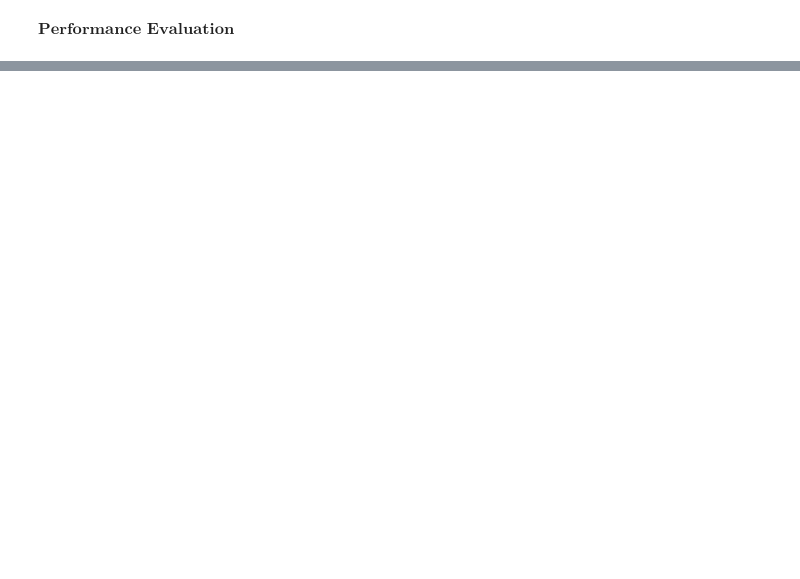
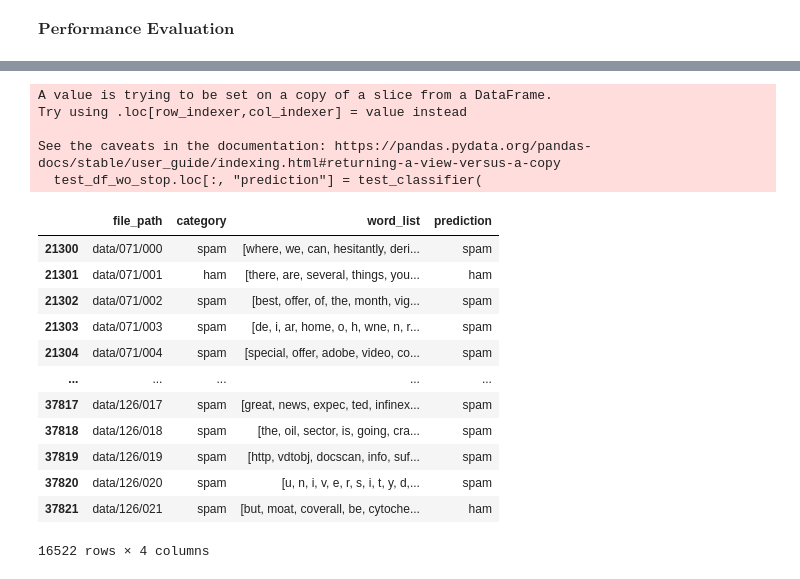
Before and after one commit to dreeew05/CMSC-197, a Jupyter notebook: Assignment 3/hw4-bulaong.ipynb, the cells around one changed output, grey strips where cells are left out. Drawn from its saved outputs; the diff is of its cells as text; code cells hidden in the pictures; blank space fills up the shorter version.

```diff
--- a/Assignment 3/hw4-bulaong.ipynb
+++ b/Assignment 3/hw4-bulaong.ipynb
@@ -295,13 +318,13 @@ def compute_likelihood(ham_fm, spam_fm, common_words, lmbda=1):
     p_ham_count = {}
     p_spam_count = {}
 
+    count = len(common_words)
+
     # Calculate probabilities with Laplace smoothing
-    for i in range(COMMON_WORD_COUNT):
-        curr_ham_word = (ham_word_count[i] + lmbda) / (
-            ham_word_total + lmbda * COMMON_WORD_COUNT
-        )
+    for i in range(count):
+        curr_ham_word = (ham_word_count[i] + lmbda) / (ham_word_total + lmbda * count)
         curr_spam_word = (spam_word_count[i] + lmbda) / (
-            spam_word_total + lmbda * COMMON_WORD_COUNT
+            spam_word_total + lmbda * count
         )
         p_ham_count[common_words[i]] = curr_ham_word
         p_spam_count[common_words[i]] = curr_spam_word
@@ -383,0 +423,6 @@ Precision: 0.9625507027638902
+# %%
+df_wo_stop = df.copy()
+df_wo_stop['word_list'] = tokenize_mail(df_wo_stop, False)
+train_df_wo_stop, train_ham_df_wo_stop, train_spam_df_wo_stop, test_df_wo_stop = (
+    split_dataset(df_wo_stop)
+)
@@ -383,0 +431,7 @@ Precision: 0.9625507027638902
+# %%
+top_common_words_with_freq_wo_stop, common_words_wo_stop = get_top_words(
+    train_df_wo_stop
+)
+
+# For vizualization purposes
+top_common_words_with_freq_wo_stop[:10]
@@ -383,0 +449,37 @@ Precision: 0.9625507027638902
+# %%
+ham_fm_wo_stop = create_feature_matrix(train_ham_df_wo_stop["word_list"], common_words_wo_stop)
+spam_fm_wo_stop = create_feature_matrix(train_spam_df_wo_stop["word_list"], common_words_wo_stop)
+
+p_ham_wo_stop, p_spam_wo_stop = compute_priors(train_df_wo_stop, train_ham_df_wo_stop, train_spam_df_wo_stop)
+p_ham_count_wo_stop, p_spam_count_wo_stop = compute_likelihood(
+    ham_fm_wo_stop, spam_fm_wo_stop, common_words_wo_stop
+)
+# %%
+test_df_wo_stop.loc[:, "prediction"] = test_classifier(
+    test_df_wo_stop,
+    p_ham_wo_stop,
+    p_spam_wo_stop,
+    p_ham_count_wo_stop,
+    p_spam_count_wo_stop,
+    common_words_wo_stop,
+)
+test_df_wo_stop
+# %% [output]
+A value is trying to be set on a copy of a slice from a DataFrame.
+Try using .loc[row_indexer,col_indexer] = value instead
+
+See the caveats in the documentation: https://pandas.pydata.org/pandas-docs/stable/user_guide/indexing.html#returning-a-view-versus-a-copy
+  test_df_wo_stop.loc[:, "prediction"] = test_classifier(
+|  | file_path | category | word_list | prediction |
+| 21300 | data/071/000 | spam | [where, we, can, hesitantly, deri... | spam |
+| 21301 | data/071/001 | ham | [there, are, several, things, you... | ham |
+| 21302 | data/071/002 | spam | [best, offer, of, the, month, vig... | spam |
+| 21303 | data/071/003 | spam | [de, i, ar, home, o, h, wne, n, r... | spam |
+| 21304 | data/071/004 | spam | [special, offer, adobe, video, co... | spam |
+| ... | ... | ... | ... | ... |
+| 37817 | data/126/017 | spam | [great, news, expec, ted, infinex... | spam |
+| 37818 | data/126/018 | spam | [the, oil, sector, is, going, cra... | spam |
+| 37819 | data/126/019 | spam | [http, vdtobj, docscan, info, suf... | spam |
+| 37820 | data/126/020 | spam | [u, n, i, v, e, r, s, i, t, y, d,... | spam |
+| 37821 | data/126/021 | spam | [but, moat, coverall, be, cytoche... | ham |
+16522 rows × 4 columns
```
Also changed, not shown: parts of 34 cells of this notebook.
